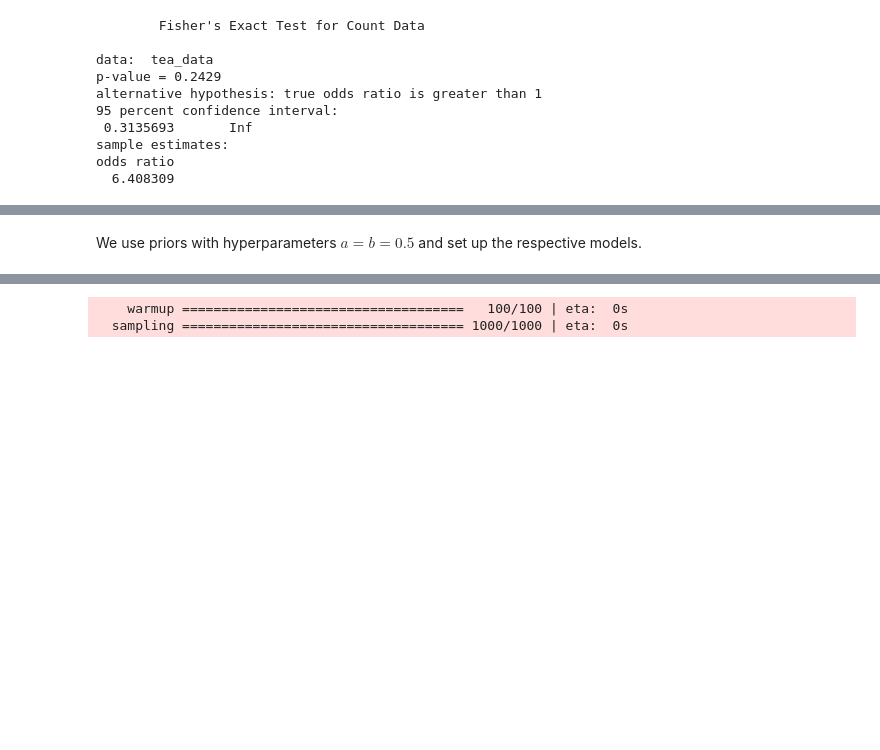
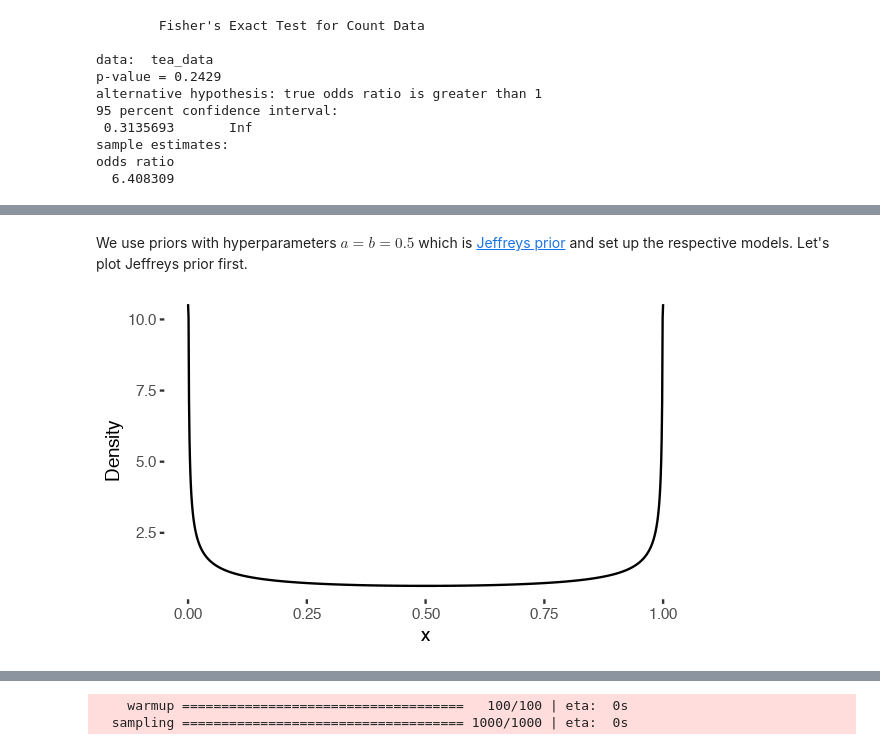
Before and after one commit to dirmeier/etudes, a Jupyter notebook: lady_tasting_tea.ipynb, the cells around one changed output, grey strips where cells are left out. Drawn from its saved outputs; the diff is of its cells as text; code cells hidden in the pictures; blank space fills up the shorter version.

```diff
--- a/lady_tasting_tea.ipynb
+++ b/lady_tasting_tea.ipynb
@@ -49,2 +72,10 @@ Warning message:
 # %% [markdown]
-We use priors with hyperparameters $a=b=0.5$ and set up the respective models.
+We use priors with hyperparameters $a=b=0.5$ which is [Jeffreys prior](https://en.wikipedia.org/wiki/Jeffreys_prior) and set up the respective models. Let's plot Jeffreys prior first.
+# %%
+x <- seq(0, 1, length.out = 1000)
+ggplot(data.frame(x=x, prob=dbeta(x, shape1 = 0.5, shape2 = 0.5))) +
+    geom_line(aes(x=x, y=prob)) +
+    scale_y_continuous("Density") +
+    ggthemes::theme_tufte()
+# %% [output]
+[figure, added]
```
Also changed, not shown: parts of 25 cells of this notebook, 2 other files.
